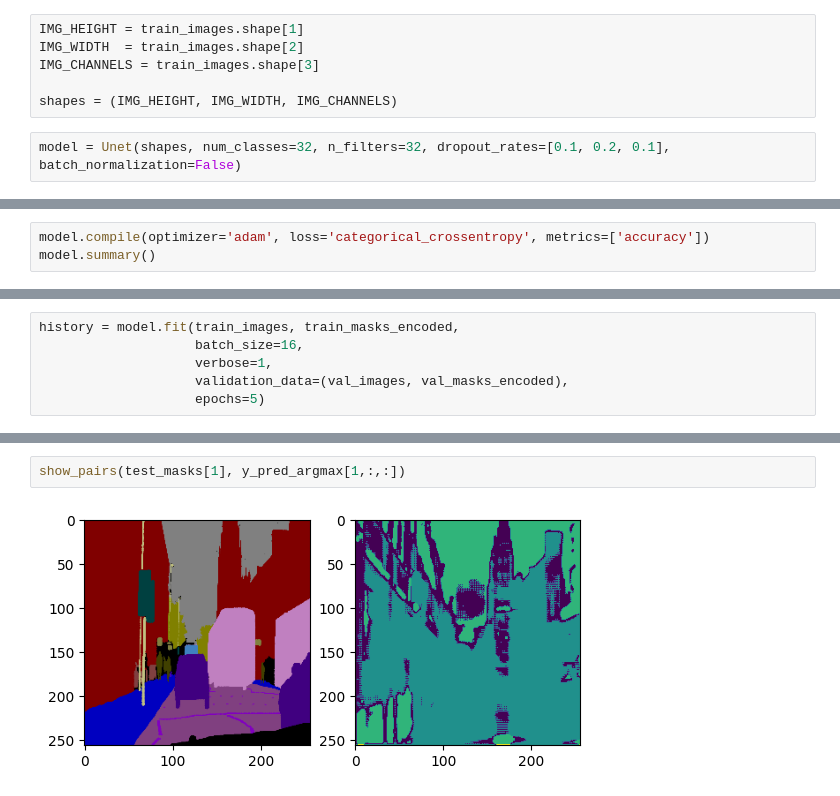
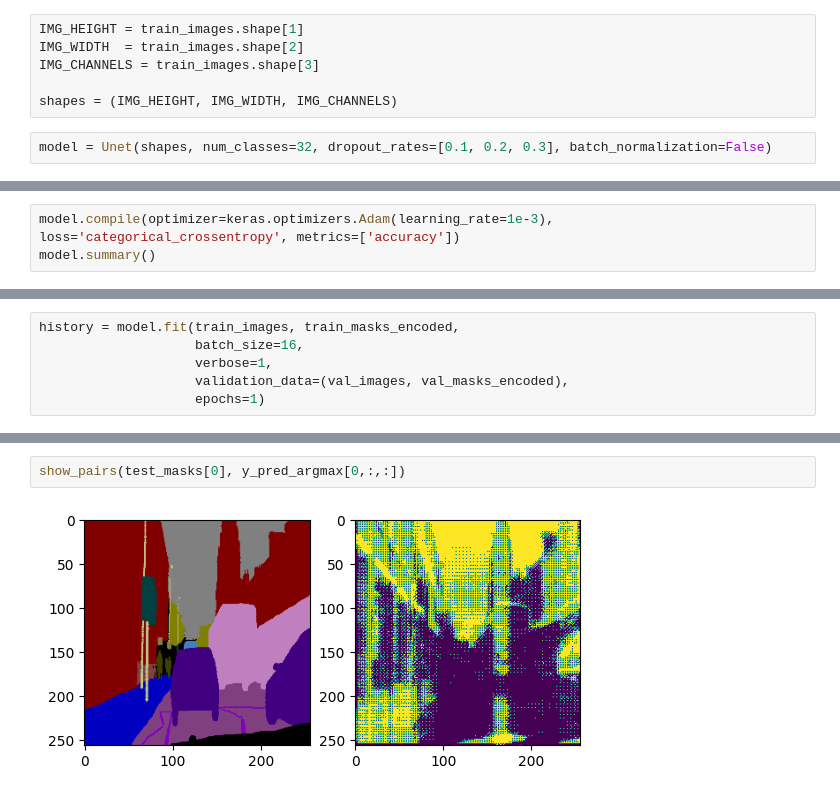
Before and after one commit to DavidAlexanderMoe/Road-Semantic-Segmentation-with-Unets, a Jupyter notebook: Script.ipynb, the cells around one changed output, grey strips where cells are left out. Saved outputs shown, nothing was run; the diff lists cells and outputs as text.

Commit message:
tests

```diff
--- a/Script.ipynb
+++ b/Script.ipynb
@@ -343,4 +229,4 @@ IMG_CHANNELS = train_images.shape[3]
 
 shapes = (IMG_HEIGHT, IMG_WIDTH, IMG_CHANNELS)
 # %%
-model = Unet(shapes, num_classes=32, n_filters=32, dropout_rates=[0.1, 0.2, 0.1], batch_normalization=False)
+model = Unet(shapes, num_classes=32, dropout_rates=[0.1, 0.2, 0.3], batch_normalization=False)
@@ -384,4 +292,4 @@ def categorical_focal_loss(gamma=2.0, alpha=0.25):
 # %%
-model.compile(optimizer='adam', loss='categorical_crossentropy', metrics=['accuracy'])
+model.compile(optimizer=keras.optimizers.Adam(learning_rate=1e-3), loss='categorical_crossentropy', metrics=['accuracy'])
 model.summary()
 # %% [output]
@@ -407,5 +323,5 @@ history = model.fit(train_images, train_masks_encoded,
                     batch_size=16,
                     verbose=1,
                     validation_data=(val_images, val_masks_encoded),
-                    epochs=5)
+                    epochs=1)
 # %% [output]
@@ -427,4 +339,4 @@ y_pred_argmax=np.argmax(y_pred, axis=3)
 # %%
-show_pairs(test_masks[1], y_pred_argmax[1,:,:])
+show_pairs(test_masks[0], y_pred_argmax[0,:,:])
 # %% [output]
-[figure, old version]
+[figure, new version]
```
Also changed, not shown: parts of 19 cells of this notebook.
